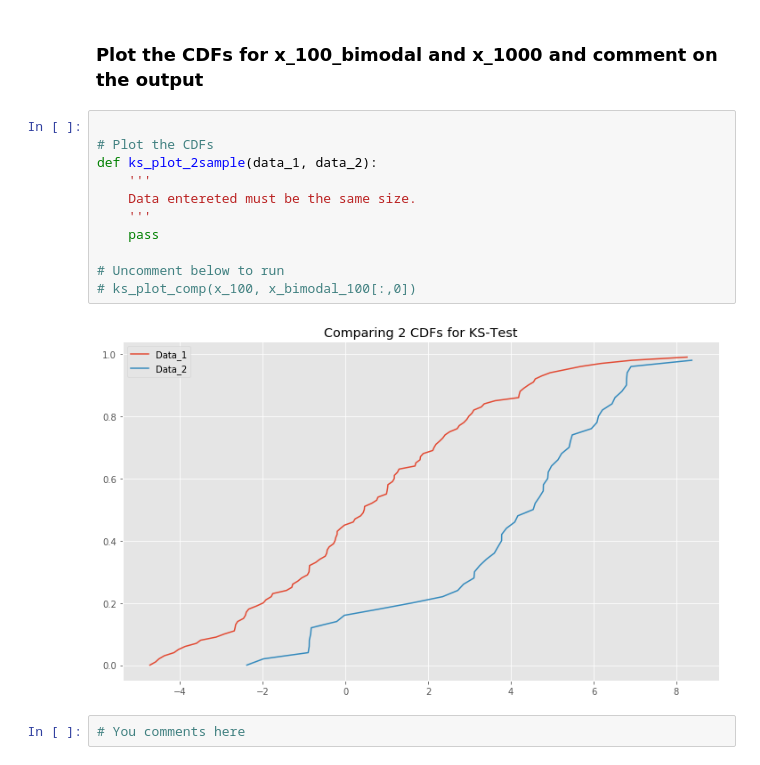
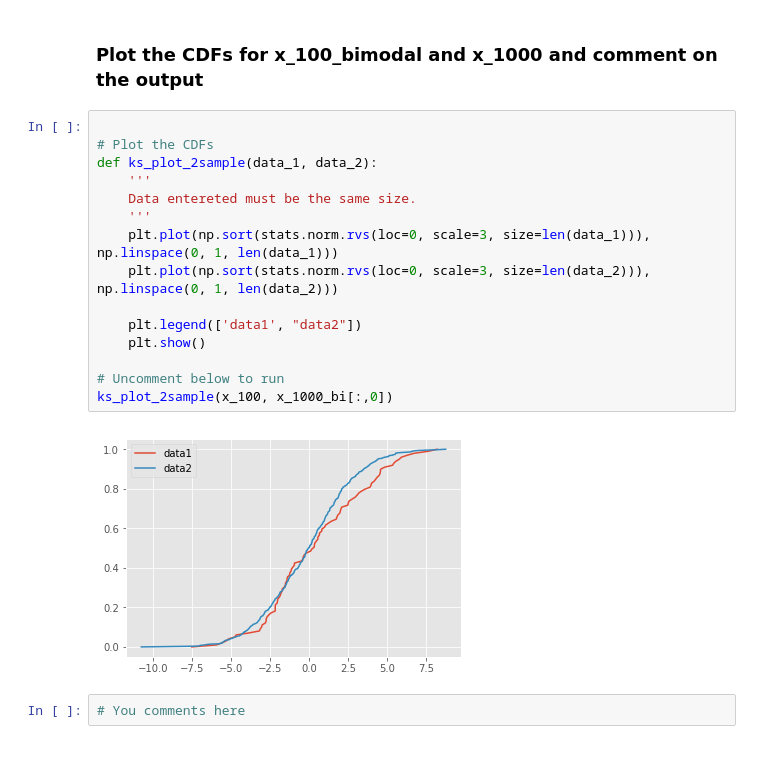
Before and after one commit to kemepley/dsc-komogorov-smirnov-test-lab-dc-ds-career-042219, a Jupyter notebook: KolmogorovSmirnovNormalityTest_Lab.ipynb, the cells around one changed output. Cells and saved outputs as stored; diff of their text form.

```diff
--- a/KolmogorovSmirnovNormalityTest_Lab.ipynb
+++ b/KolmogorovSmirnovNormalityTest_Lab.ipynb
@@ -210,16 +209,20 @@ plt.hist(x_1000_bi);
 # %%
 
 # Plot the CDFs
 def ks_plot_2sample(data_1, data_2):
     '''
     Data entereted must be the same size.
     '''
-    pass
+    plt.plot(np.sort(stats.norm.rvs(loc=0, scale=3, size=len(data_1))), np.linspace(0, 1, len(data_1)))
+    plt.plot(np.sort(stats.norm.rvs(loc=0, scale=3, size=len(data_2))), np.linspace(0, 1, len(data_2)))
+
+    plt.legend(['data1', "data2"])
+    plt.show()
 
 # Uncomment below to run
-# ks_plot_comp(x_100, x_bimodal_100[:,0])
+ks_plot_2sample(x_100, x_1000_bi[:,0])
 # %% [output]
-[figure, old version]
+[figure, new version]
 # %%
 # You comments here
 # %% [markdown]
```
Also changed, not shown: parts of 10 cells of this notebook.
